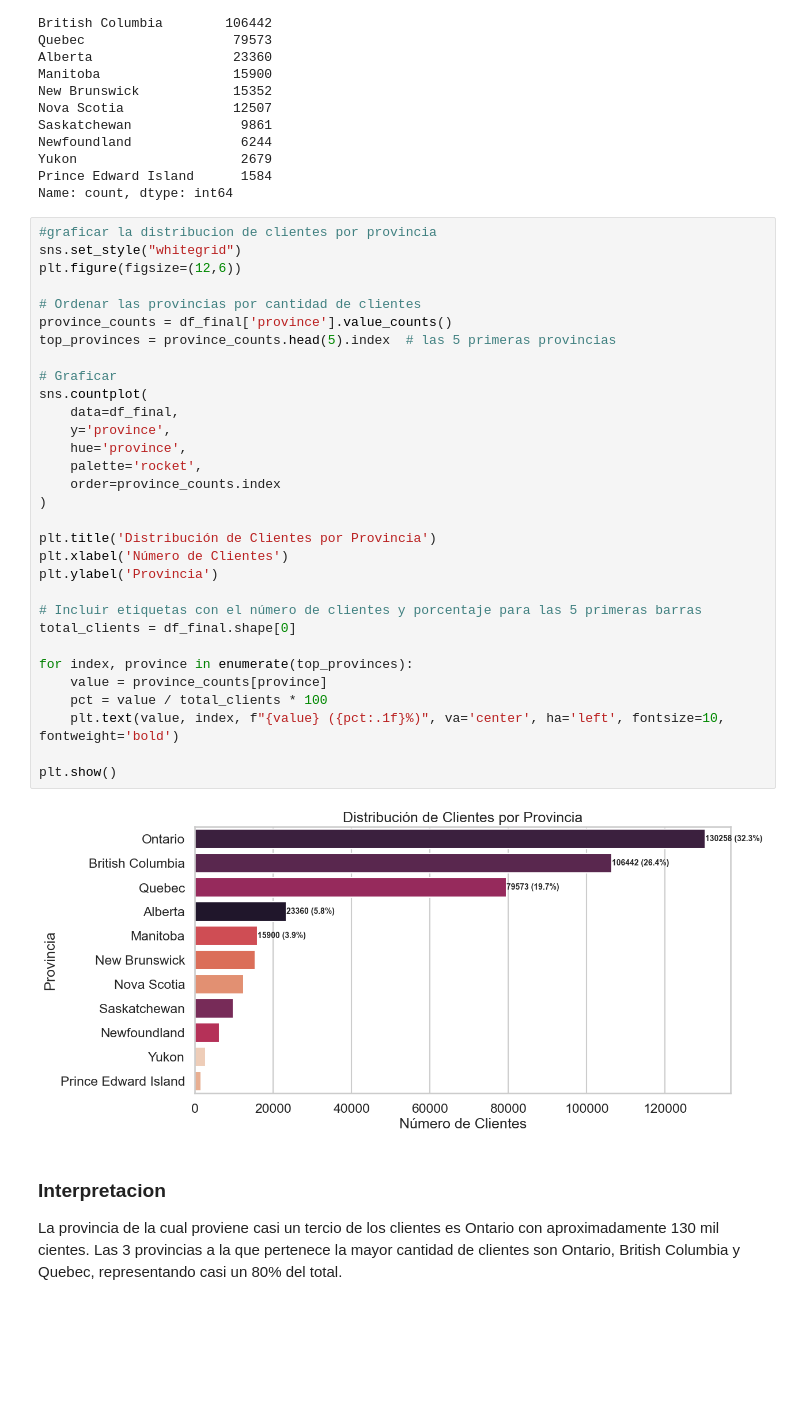
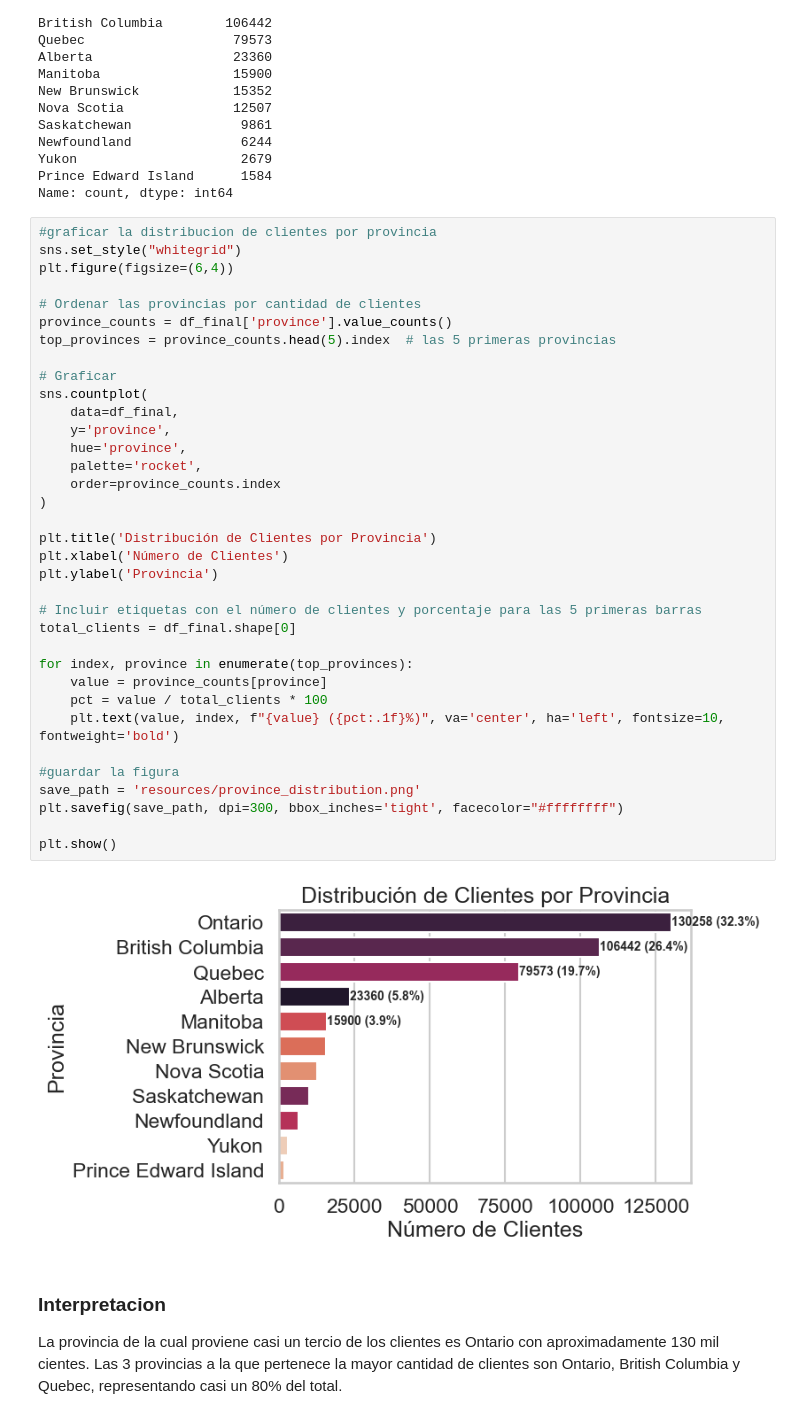
Before and after one commit to Adalab/bda-modulo-3-evaluacion-final-juliabeco, a Jupyter notebook: evaluacionM3.ipynb, the cells around one changed output. Saved outputs shown, nothing was run; the diff lists cells and outputs as text; blank space fills up the shorter version.

```diff
--- a/evaluacionM3.ipynb
+++ b/evaluacionM3.ipynb
@@ -825,36 +844,40 @@ Name: count, dtype: int64
 # %%
 #graficar la distribucion de clientes por provincia
 sns.set_style("whitegrid")
-plt.figure(figsize=(12,6))
+plt.figure(figsize=(6,4))
 
 # Ordenar las provincias por cantidad de clientes
 province_counts = df_final['province'].value_counts()
 top_provinces = province_counts.head(5).index  # las 5 primeras provincias
 
 # Graficar
 sns.countplot(
     data=df_final,
     y='province',
     hue='province',
     palette='rocket',
     order=province_counts.index
 )
 
 plt.title('Distribución de Clientes por Provincia')
 plt.xlabel('Número de Clientes')
 plt.ylabel('Provincia')
 
 # Incluir etiquetas con el número de clientes y porcentaje para las 5 primeras barras
 total_clients = df_final.shape[0]
 
 for index, province in enumerate(top_provinces):
     value = province_counts[province]
     pct = value / total_clients * 100
     plt.text(value, index, f"{value} ({pct:.1f}%)", va='center', ha='left', fontsize=10, fontweight='bold')
 
+#guardar la figura
+save_path = 'resources/province_distribution.png'
+plt.savefig(save_path, dpi=300, bbox_inches='tight', facecolor="#ffffffff")
+
 plt.show()
 # %% [output]
-[figure, old version]
+[figure, new version]
 # %% [markdown]
 ### Interpretacion
 La provincia de la cual proviene casi un tercio de los clientes es Ontario con aproximadamente 130 mil cientes.
```
Also changed, not shown: parts of 18 cells of this notebook, 4 other files.
